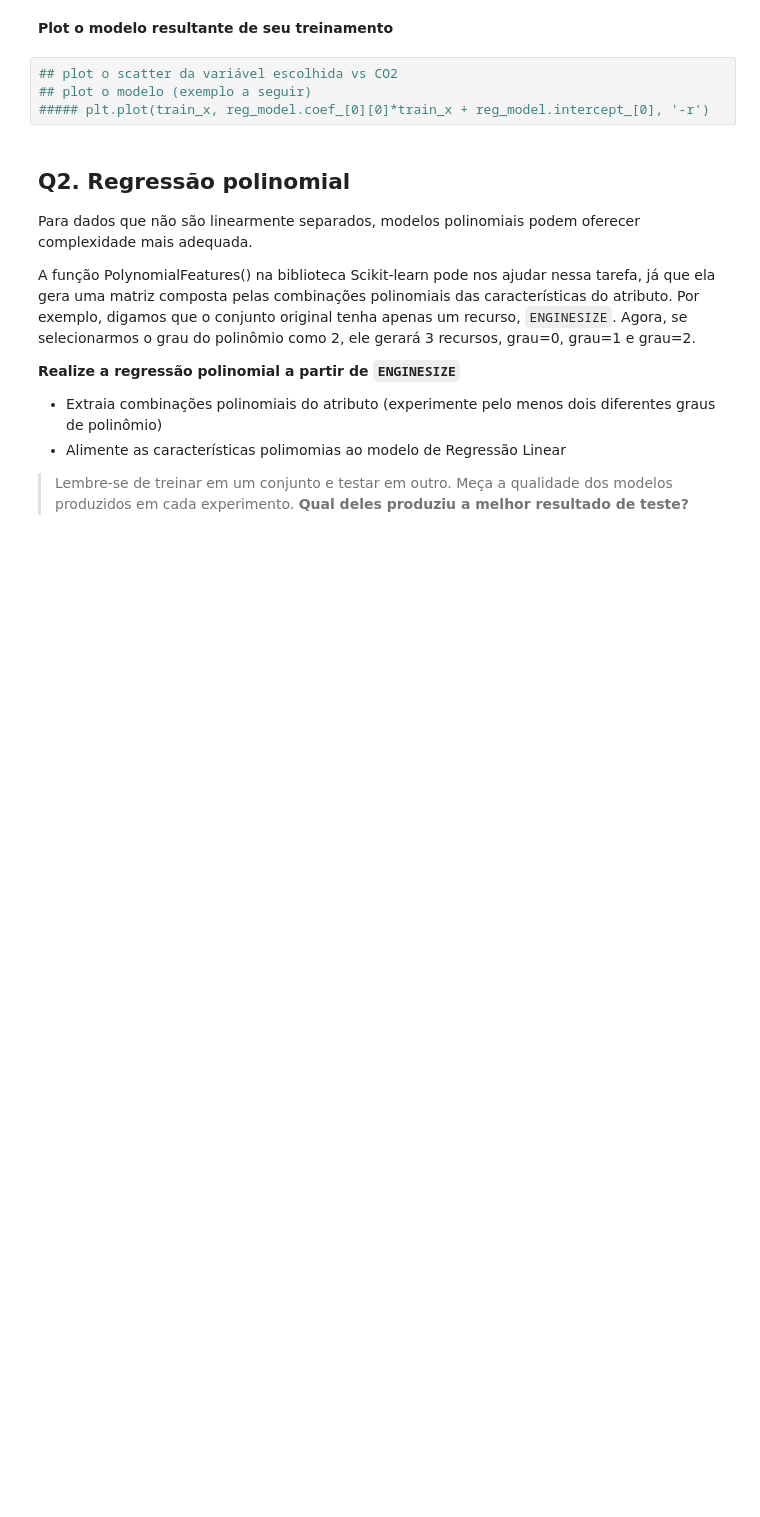
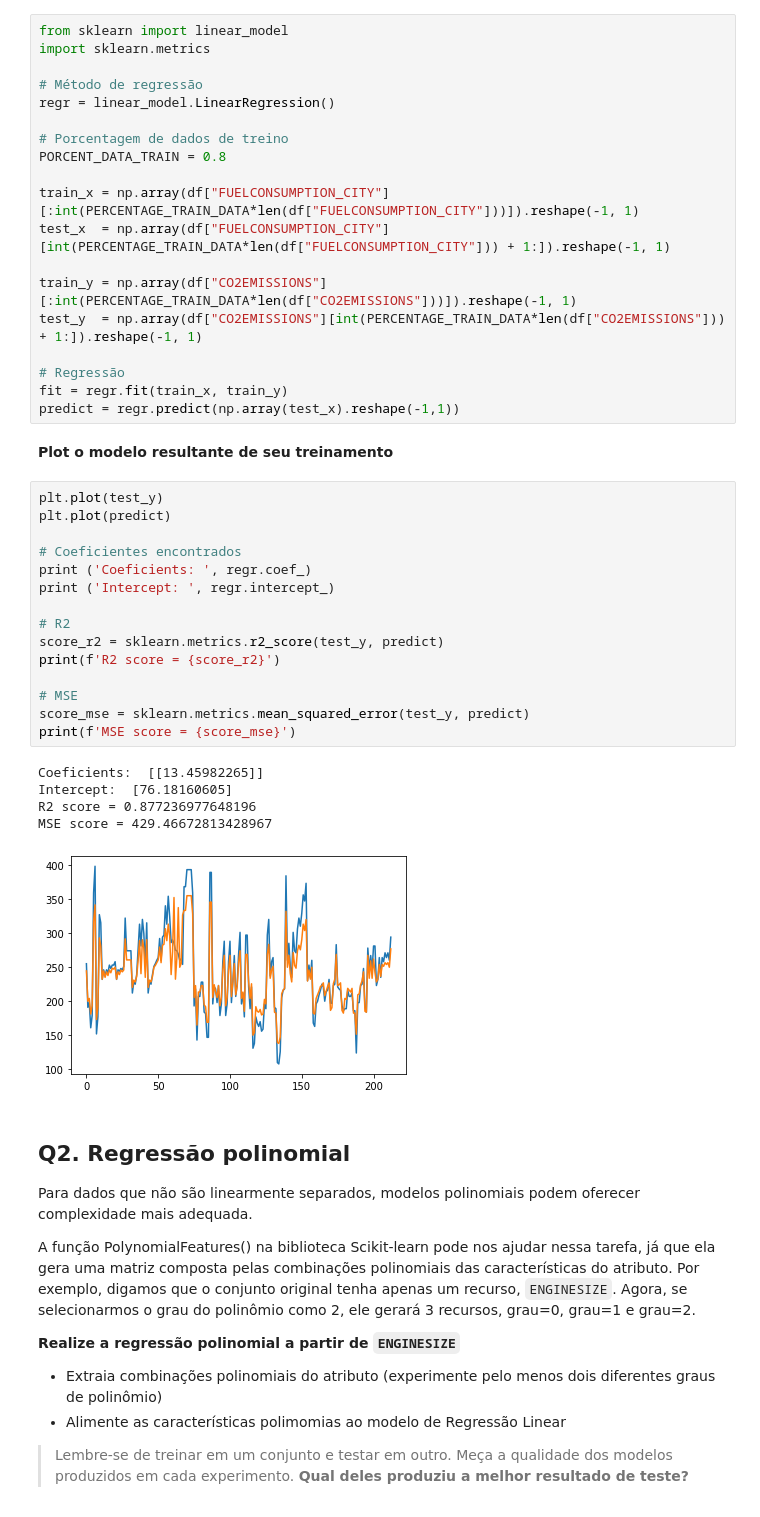
Before and after one commit to Trees-Over-The-Lake/Inteligencia-Artificial, a Jupyter notebook: src/regressao_linear/Exercício_Regressão.ipynb, the cells around one changed output. Saved outputs shown, nothing was run; the diff lists cells and outputs as text; blank space fills up the shorter version.

```diff
--- a/src/regressao_linear/Exercício_Regressão.ipynb
+++ b/src/regressao_linear/Exercício_Regressão.ipynb
@@ -80,12 +122,48 @@ A variável que gostaríamos de prever é a `CO2EMISSIONS`. Faremos nessa primei
 - Separe os dados em treino e teste
 - Ajuste o modelo no treino
 - Imprima as métricas R2 score e a média dos resíduos ao quadrado (MSE) em ambos o treino e o teste.
+# %%
+from sklearn import linear_model
+import sklearn.metrics
+
+# Método de regressão
+regr = linear_model.LinearRegression()
+
+# Porcentagem de dados de treino
+PORCENT_DATA_TRAIN = 0.8
+
+train_x = np.array(df["FUELCONSUMPTION_CITY"][:int(PERCENTAGE_TRAIN_DATA*len(df["FUELCONSUMPTION_CITY"]))]).reshape(-1, 1)
+test_x  = np.array(df["FUELCONSUMPTION_CITY"][int(PERCENTAGE_TRAIN_DATA*len(df["FUELCONSUMPTION_CITY"])) + 1:]).reshape(-1, 1)
+
+train_y = np.array(df["CO2EMISSIONS"][:int(PERCENTAGE_TRAIN_DATA*len(df["CO2EMISSIONS"]))]).reshape(-1, 1)
+test_y  = np.array(df["CO2EMISSIONS"][int(PERCENTAGE_TRAIN_DATA*len(df["CO2EMISSIONS"])) + 1:]).reshape(-1, 1)
+
+# Regressão
+fit = regr.fit(train_x, train_y)
+predict = regr.predict(np.array(test_x).reshape(-1,1))
 # %% [markdown]
 **Plot o modelo resultante de seu treinamento**
-# %%
-## plot o scatter da variável escolhida vs CO2
-## plot o modelo (exemplo a seguir)
-##### plt.plot(train_x, reg_model.coef_[0][0]*train_x + reg_model.intercept_[0], '-r')
+# %%
+plt.plot(test_y)
+plt.plot(predict)
+
+# Coeficientes encontrados
+print ('Coeficients: ', regr.coef_)
+print ('Intercept: ', regr.intercept_)
+
+# R2
+score_r2 = sklearn.metrics.r2_score(test_y, predict)
+print(f'R2 score = {score_r2}')
+
+# MSE
+score_mse = sklearn.metrics.mean_squared_error(test_y, predict)
+print(f'MSE score = {score_mse}')
+# %% [output]
+Coeficients:  [[13.45982265]]
+Intercept:  [76.18160605]
+R2 score = 0.877236977648196
+MSE score = 429.46672813428967
+[figure, added]
 # %% [markdown]
 ## Q2. Regressão polinomial
 
```
Also changed, not shown: parts of 6 cells of this notebook.
